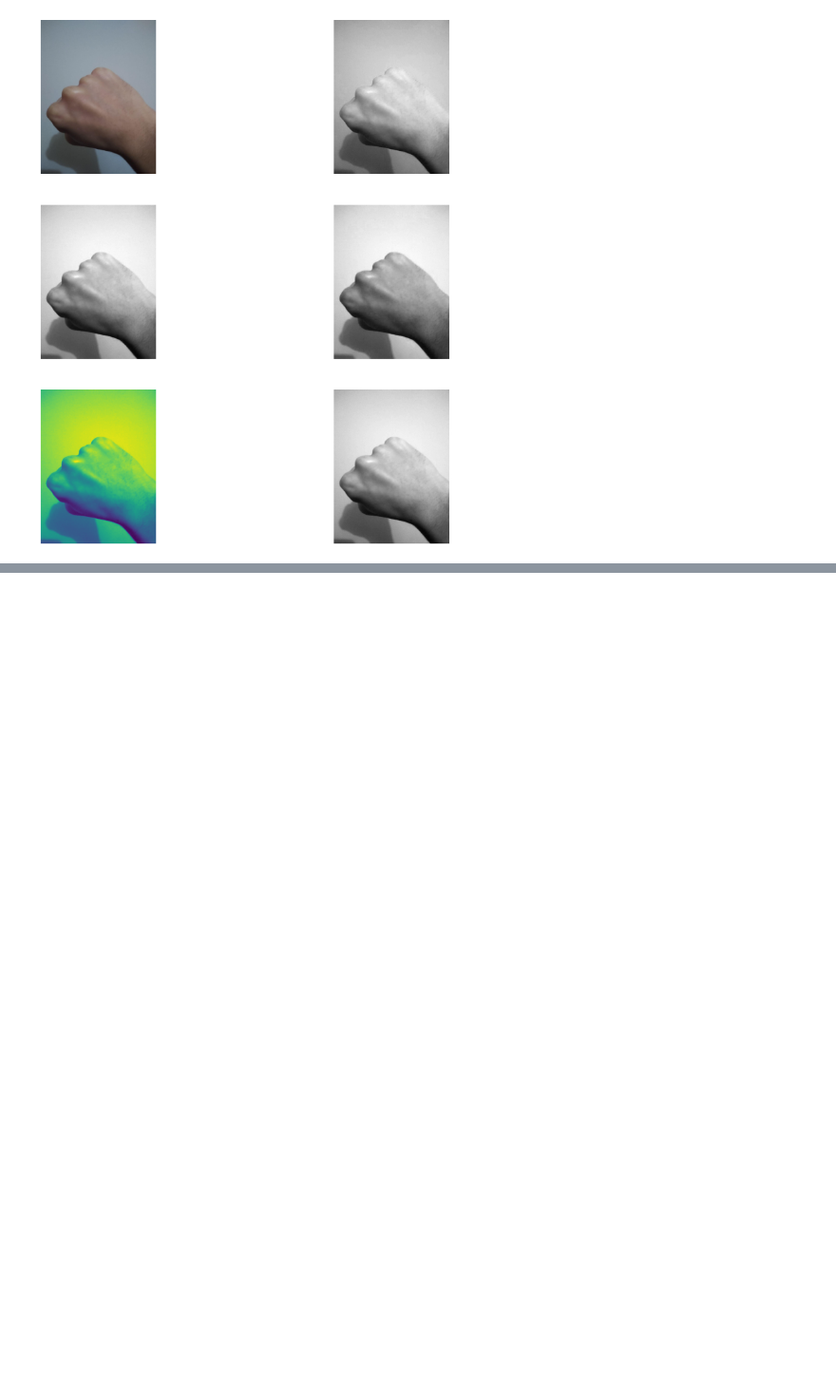
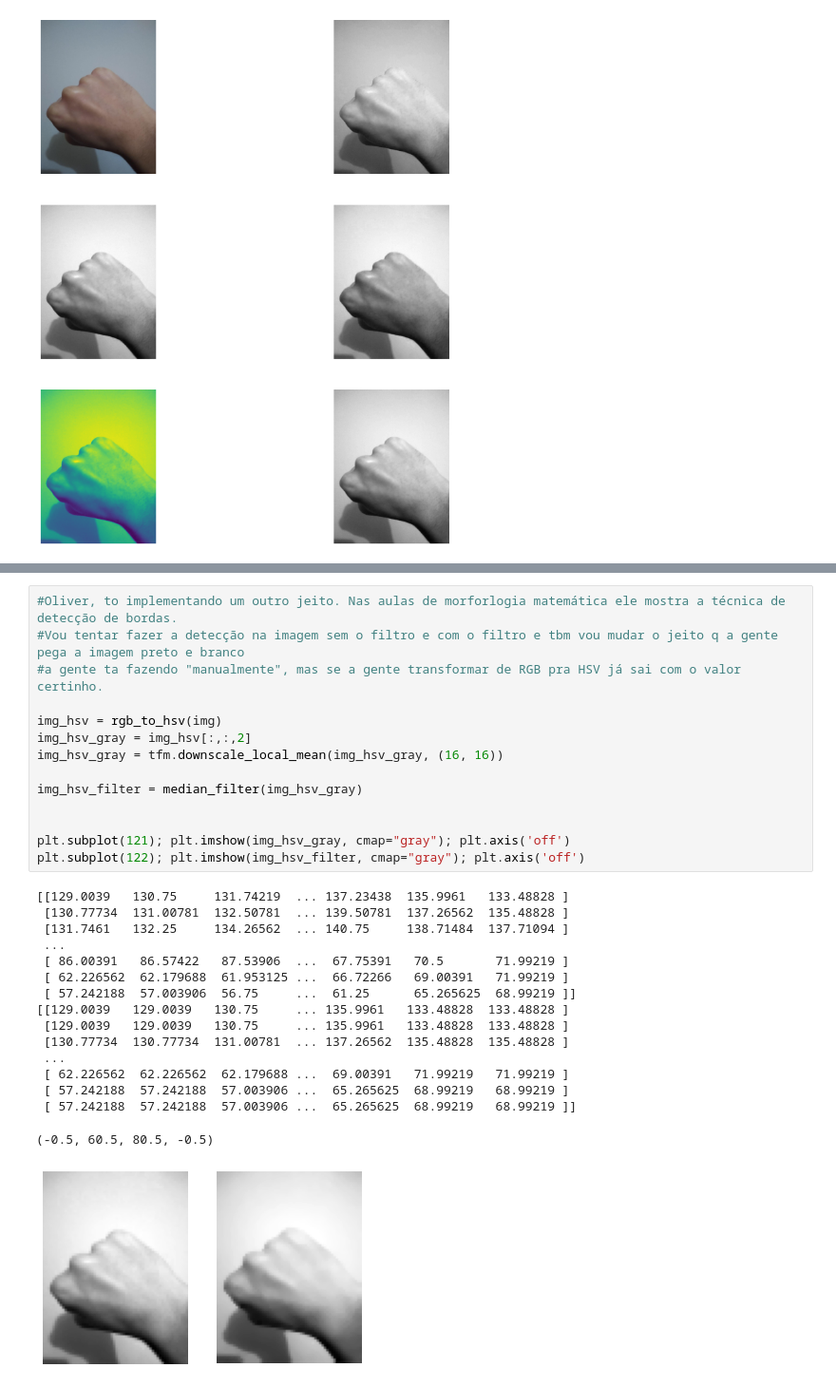
Before and after one commit to Oliver-Becker/Rock-Paper-Scissor_ImageGame, a Jupyter notebook: RockPaperScissor.ipynb, the cells around one changed output, grey strips where cells are left out. Shown at 95% size. Cells and saved outputs as stored; diff of their text form; blank space fills up the shorter version.

```diff
--- a/RockPaperScissor.ipynb
+++ b/RockPaperScissor.ipynb
@@ -91,0 +136,31 @@ plt.subplot(122); plt.imshow(processed_img2, cmap="gray"); plt.axis('off')
+# %%
+#Oliver, to implementando um outro jeito. Nas aulas de morforlogia matemática ele mostra a técnica de detecção de bordas.
+#Vou tentar fazer a detecção na imagem sem o filtro e com o filtro e tbm vou mudar o jeito q a gente pega a imagem preto e branco
+#a gente ta fazendo "manualmente", mas se a gente transformar de RGB pra HSV já sai com o valor certinho.
+
+img_hsv = rgb_to_hsv(img)
+img_hsv_gray = img_hsv[:,:,2]
+img_hsv_gray = tfm.downscale_local_mean(img_hsv_gray, (16, 16))
+
+img_hsv_filter = median_filter(img_hsv_gray)
+
+
+plt.subplot(121); plt.imshow(img_hsv_gray, cmap="gray"); plt.axis('off')
+plt.subplot(122); plt.imshow(img_hsv_filter, cmap="gray"); plt.axis('off')
+# %% [output]
+[[129.0039   130.75     131.74219  ... 137.23438  135.9961   133.48828 ]
+ [130.77734  131.00781  132.50781  ... 139.50781  137.26562  135.48828 ]
+ [131.7461   132.25     134.26562  ... 140.75     138.71484  137.71094 ]
+ ...
+ [ 86.00391   86.57422   87.53906  ...  67.75391   70.5       71.99219 ]
+ [ 62.226562  62.179688  61.953125 ...  66.72266   69.00391   71.99219 ]
+ [ 57.242188  57.003906  56.75     ...  61.25      65.265625  68.99219 ]]
+[[129.0039   129.0039   130.75     ... 135.9961   133.48828  133.48828 ]
+ [129.0039   129.0039   130.75     ... 135.9961   133.48828  133.48828 ]
+ [130.77734  130.77734  131.00781  ... 137.26562  135.48828  135.48828 ]
+ ...
+ [ 62.226562  62.226562  62.179688 ...  69.00391   71.99219   71.99219 ]
+ [ 57.242188  57.242188  57.003906 ...  65.265625  68.99219   68.99219 ]
+ [ 57.242188  57.242188  57.003906 ...  65.265625  68.99219   68.99219 ]]
+(-0.5, 60.5, 80.5, -0.5)
+[figure, added]
```
Also changed, not shown: parts of 11 cells of this notebook, 2 other files.
